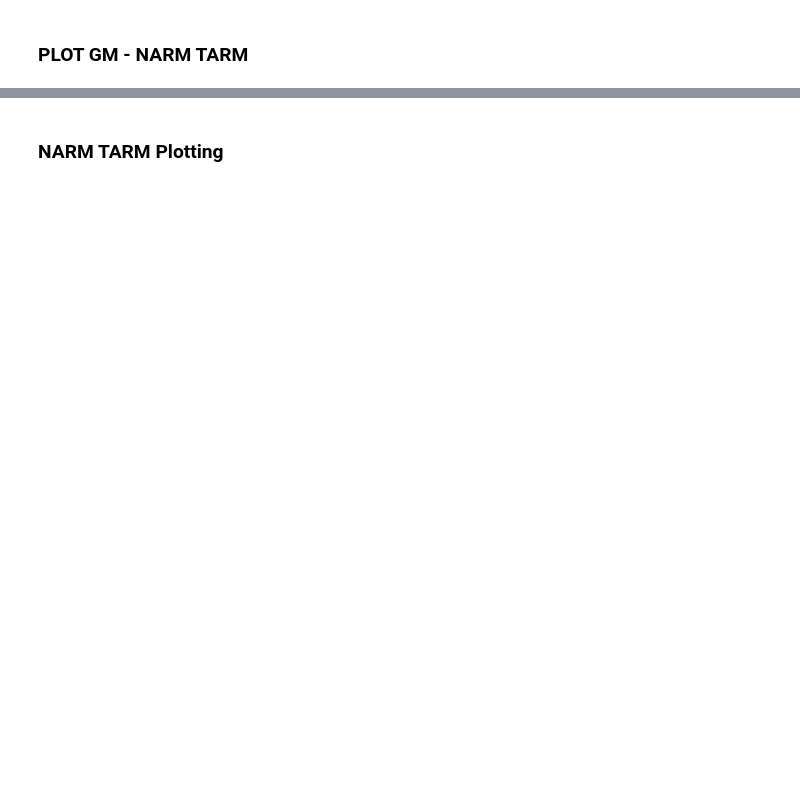
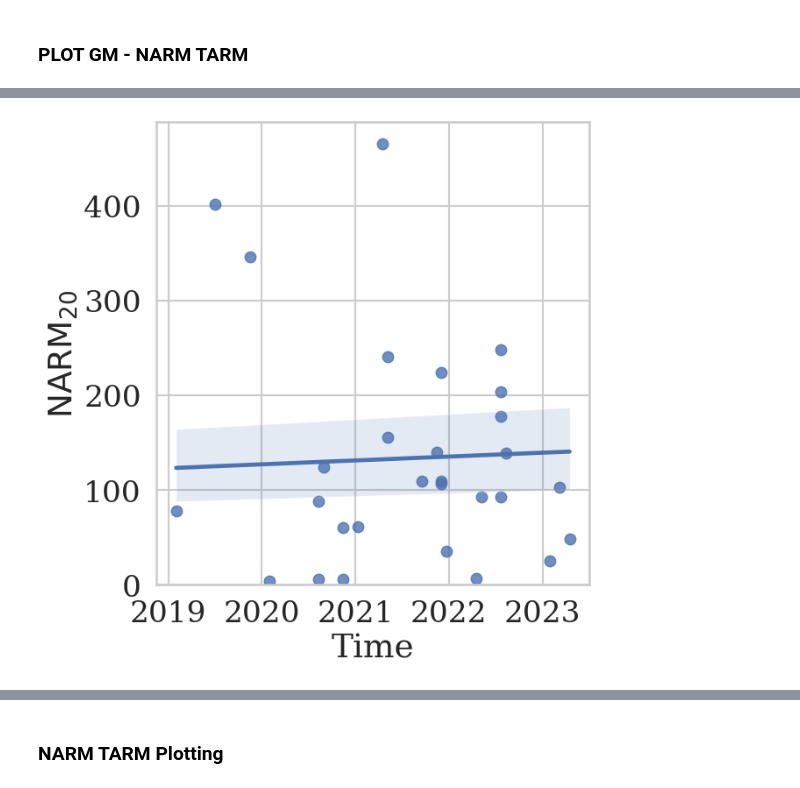
Before and after one commit to shashankskagnihotri/benchmarking_robustness, a Jupyter notebook: optical_flow_estimation/outputs/plotting.ipynb, the cells around one changed output, grey strips where cells are left out. Drawn from its saved outputs; the diff is of its cells as text; code cells hidden in the pictures; blank space fills up the shorter version.

```diff
--- a/optical_flow_estimation/outputs/plotting.ipynb
+++ b/optical_flow_estimation/outputs/plotting.ipynb
@@ -308,0 +622,34 @@ plt.show()
+# %%
+
+sns.set_context("talk", font_scale=1.5)
+sns.set_style("whitegrid")
+sns.set_theme(context="talk", style="whitegrid", font='serif', font_scale=1.5)
+
+# Create three subplots (1 row, 3 columns)
+fig, axes = plt.subplots(1, 1, figsize=(7, 7))
+
+scatter_untargeted = sns.regplot(
+    data=untargeted_df,
+    x='numeric',
+    y='highest_epe',
+    #hue='model',
+    #style='model',
+    #palette='tab10',
+    ax=axes,
+    #s=100  # Marker size
+)
+#axes[1].set_title("Target = Zero")
+axes.set_ylabel(r'$\mathrm{NARM}_{20}$')
+axes.set_xlabel('Time')
+axes.grid(True)
+axes.set_xticks(ticks=axes.get_xticks()[1:-1], labels=range(2019,2024))
+axes.set_ylim(bottom=0)
+
+fig.tight_layout()
+
+# Save the plot
+plt.savefig('shashank_plots/teaser/teaser_adv.pdf', dpi=300, bbox_inches='tight')
+plt.savefig('shashank_plots/teaser/teaser_adv.png', dpi=300, bbox_inches='tight')
+plt.show()
+# %% [output]
+[figure, added]
```
Also changed, not shown: parts of 26 cells of this notebook, 21 other files.
